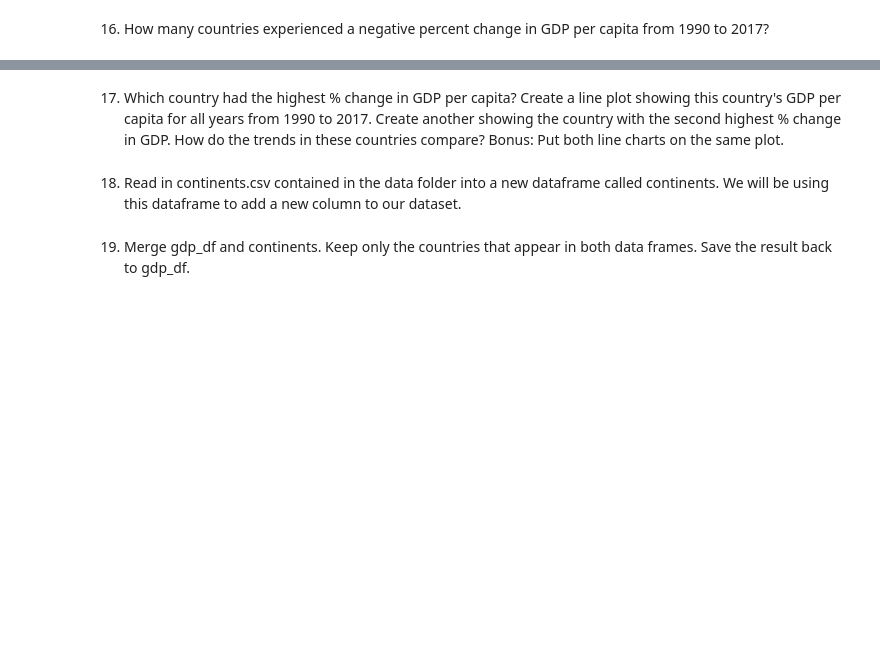
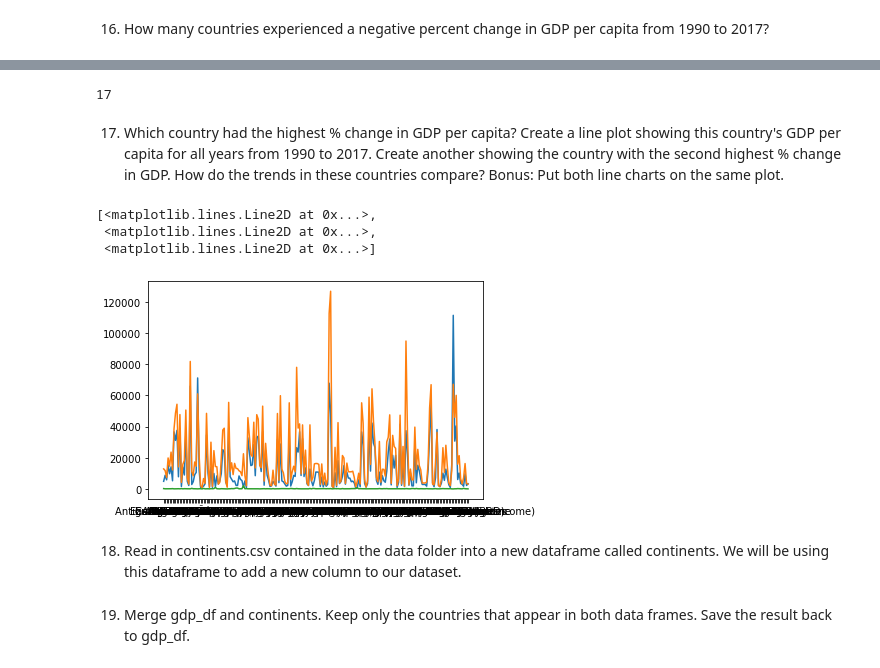
Before and after one commit to nedatahe/UN-data, a Jupyter notebook: notebooks/UN_Data_Exploration.ipynb, the cells around one changed output, grey strips where cells are left out. Saved outputs shown, nothing was run; the diff lists cells and outputs as text; code cells hidden in the pictures; blank space fills up the shorter version.

```diff
--- a/notebooks/UN_Data_Exploration.ipynb
+++ b/notebooks/UN_Data_Exploration.ipynb
@@ -82,0 +280,2 @@ gdp_df.columns
+# %%
+gdp_pivoted = gdp_df.pivot_table(values = 'GDP_Per_Capita', index = 'Country', columns = 'Year')[[1990, 2017]].dropna() # bracket gives a data drame into specific columns
@@ -83,2 +303,4 @@ gdp_df.columns
 # %% [markdown]
 15.	Create a new column in gdp_pivoted named Percent_Change. This column should contain the percent change in GDP_Per_Capita from 1990 to 2017. Hint: Percent change is calculated as 100*(New Value - Old Value) / Old Value.
+# %%
+gdp_pivoted['Percent_change'] = 100 * (gdp_pivoted[2017] - gdp_pivoted[1990]) / gdp_pivoted[1990]
@@ -87,6 +348,17 @@ gdp_df.columns
+# %%
+len(gdp_pivoted[gdp_pivoted['Percent_change'] < 0].sort_values('Percent_change'))
+# %% [output]
+17
 # %% [markdown]
 17.	Which country had the highest % change in GDP per capita? Create a line plot showing this country's GDP per capita for all years from 1990 to 2017. Create another showing the country with the second highest % change in GDP. How do the trends in these countries compare?
 Bonus: Put both line charts on the same plot.
+# %%
+gplt.plot(gdp_pivoted)
+# %% [output]
+[<matplotlib.lines.Line2D at 0x...>,
+ <matplotlib.lines.Line2D at 0x...>,
+ <matplotlib.lines.Line2D at 0x...>]
+[figure, added]
 # %% [markdown]
 18.	Read in continents.csv contained in the data folder into a new dataframe called continents. We will be using this dataframe to add a new column to our dataset.
 # %% [markdown]
```
Also changed, not shown: parts of 32 cells of this notebook, 1 other file.
